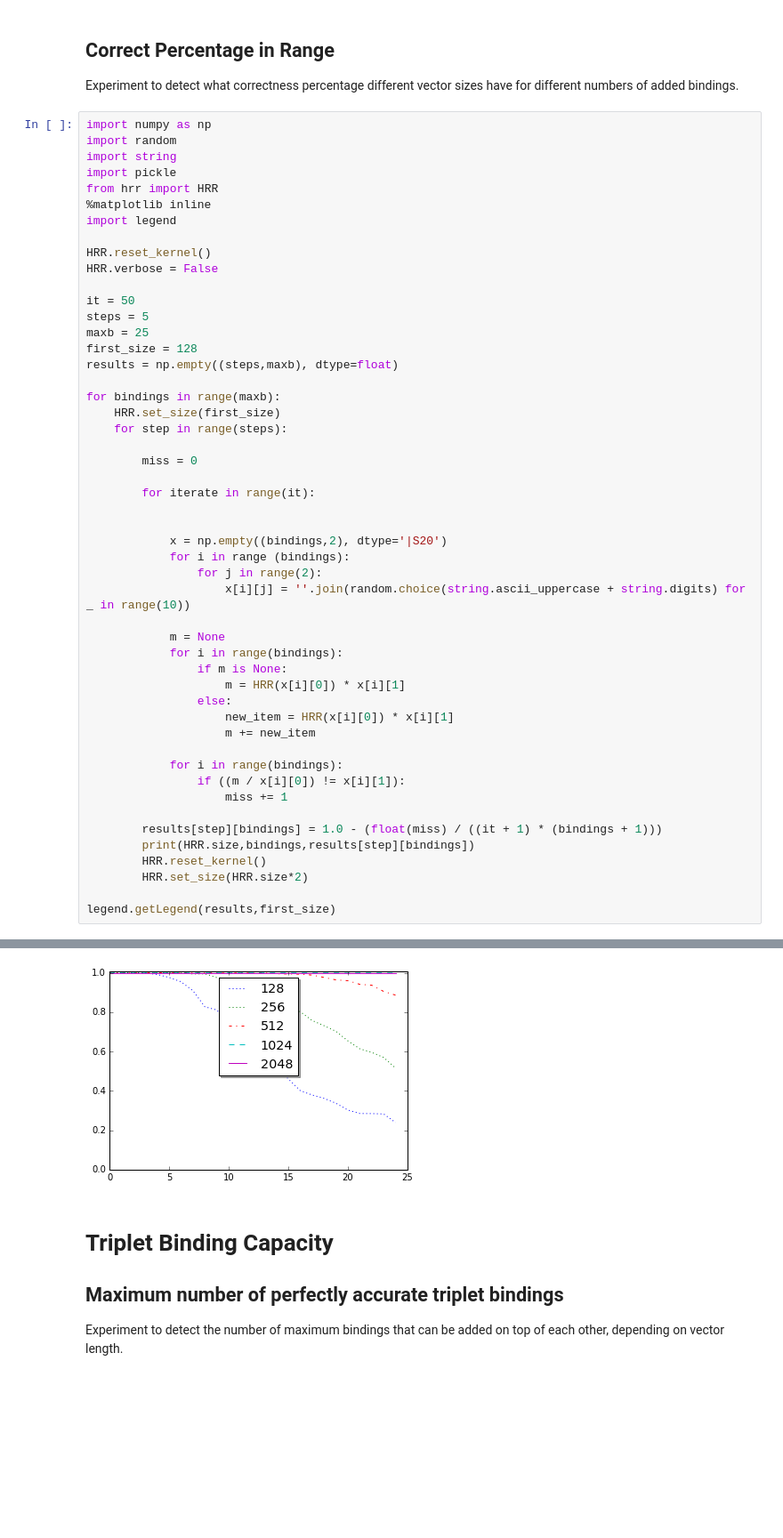
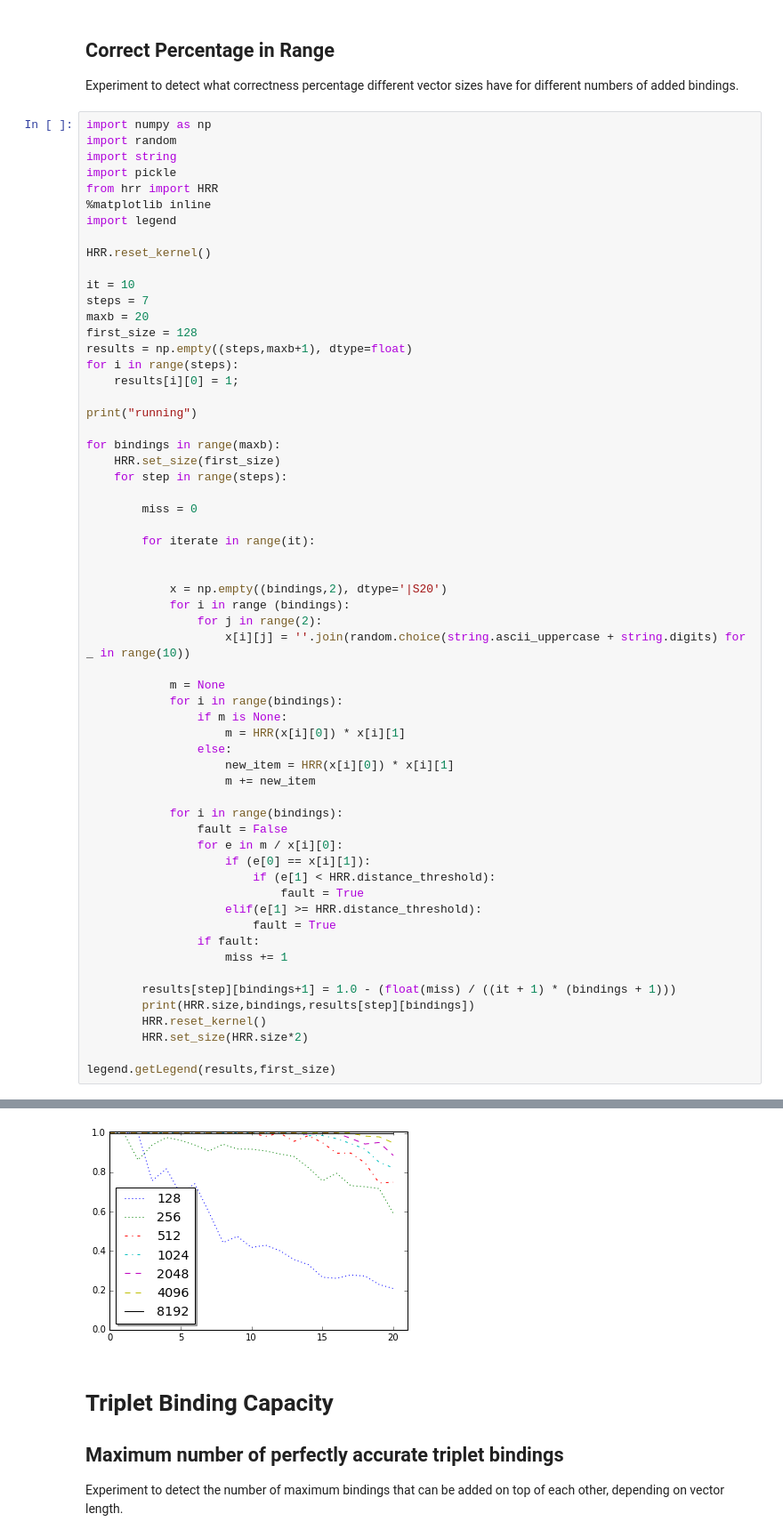
Before and after one commit to HBPNeurorobotics/holographic, a Jupyter notebook: vsa/HRR.ipynb, the cells around one changed output, grey strips where cells are left out. Shown: that part at 89% size. Drawn from its saved outputs; the diff is of its cells as text; blank space fills up the shorter version.

```diff
--- a/vsa/HRR.ipynb
+++ b/vsa/HRR.ipynb
@@ -677,13 +677,16 @@ from hrr import HRR
 import legend
 
 HRR.reset_kernel()
-HRR.verbose = False
 
-it = 50
-steps = 5
-maxb = 25
+it = 10
+steps = 7
+maxb = 20
 first_size = 128
-results = np.empty((steps,maxb), dtype=float)
+results = np.empty((steps,maxb+1), dtype=float)
+for i in range(steps):
+    results[i][0] = 1;
+
+print("running")
 
 for bindings in range(maxb):
     HRR.set_size(first_size)
@@ -708,10 +711,17 @@ for bindings in range(maxb):
                     m += new_item
 
             for i in range(bindings):
-                if ((m / x[i][0]) != x[i][1]):
+                fault = False
+                for e in m / x[i][0]:
+                    if (e[0] == x[i][1]):
+                        if (e[1] < HRR.distance_threshold):
+                            fault = True
+                    elif(e[1] >= HRR.distance_threshold):
+                        fault = True
+                if fault:
                     miss += 1
 
-        results[step][bindings] = 1.0 - (float(miss) / ((it + 1) * (bindings + 1)))
+        results[step][bindings+1] = 1.0 - (float(miss) / ((it + 1) * (bindings + 1)))
         print(HRR.size,bindings,results[step][bindings])
         HRR.reset_kernel()
         HRR.set_size(HRR.size*2)
@@ -738,4 +762,4 @@ legend.getLegend(results,first_size)
-[figure, old version]
+[figure, new version]
 # %% [markdown]
 Triplet Binding Capacity
 =============================
```
Also changed, not shown: parts of 1 cell of this notebook, 6 other files.
